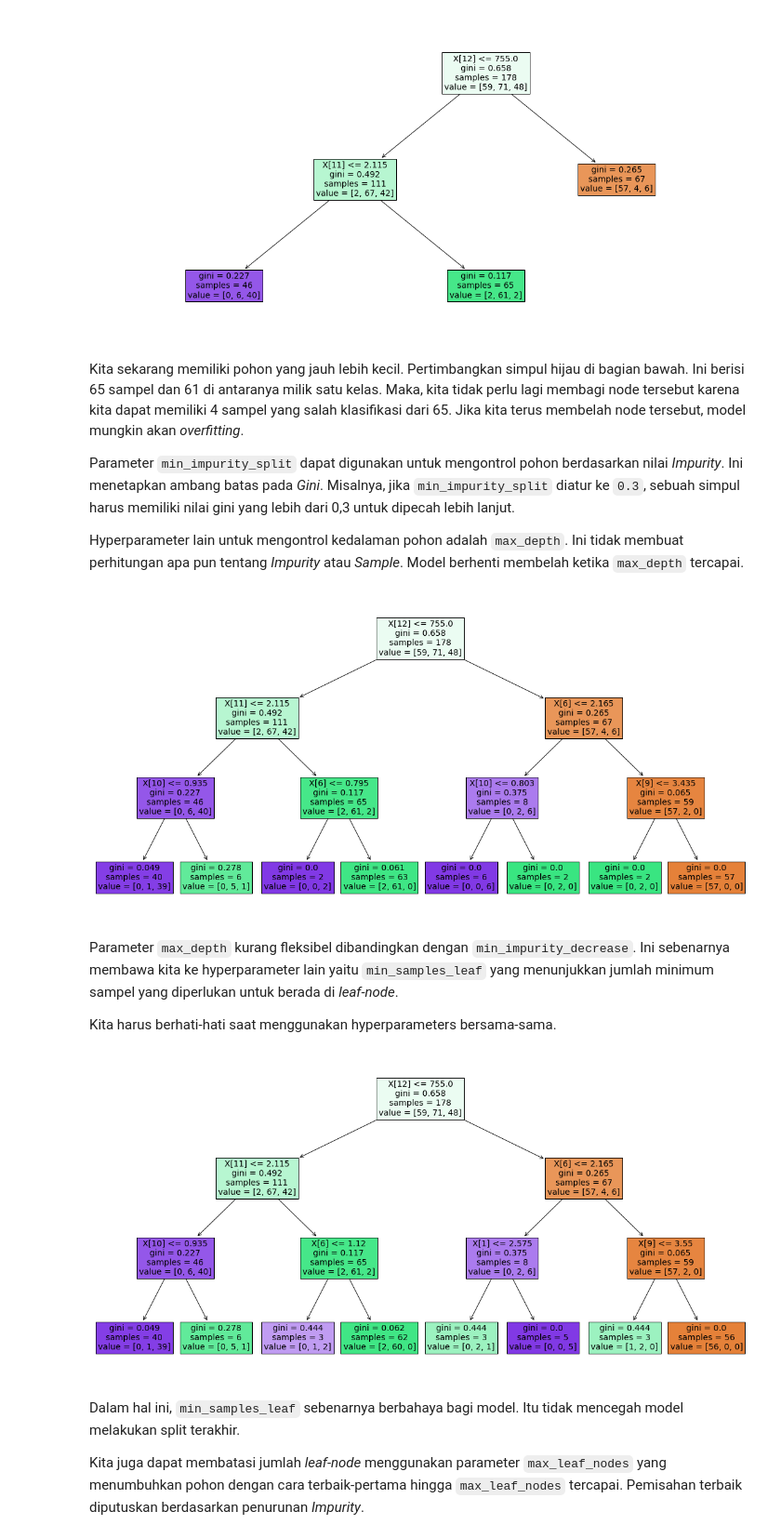
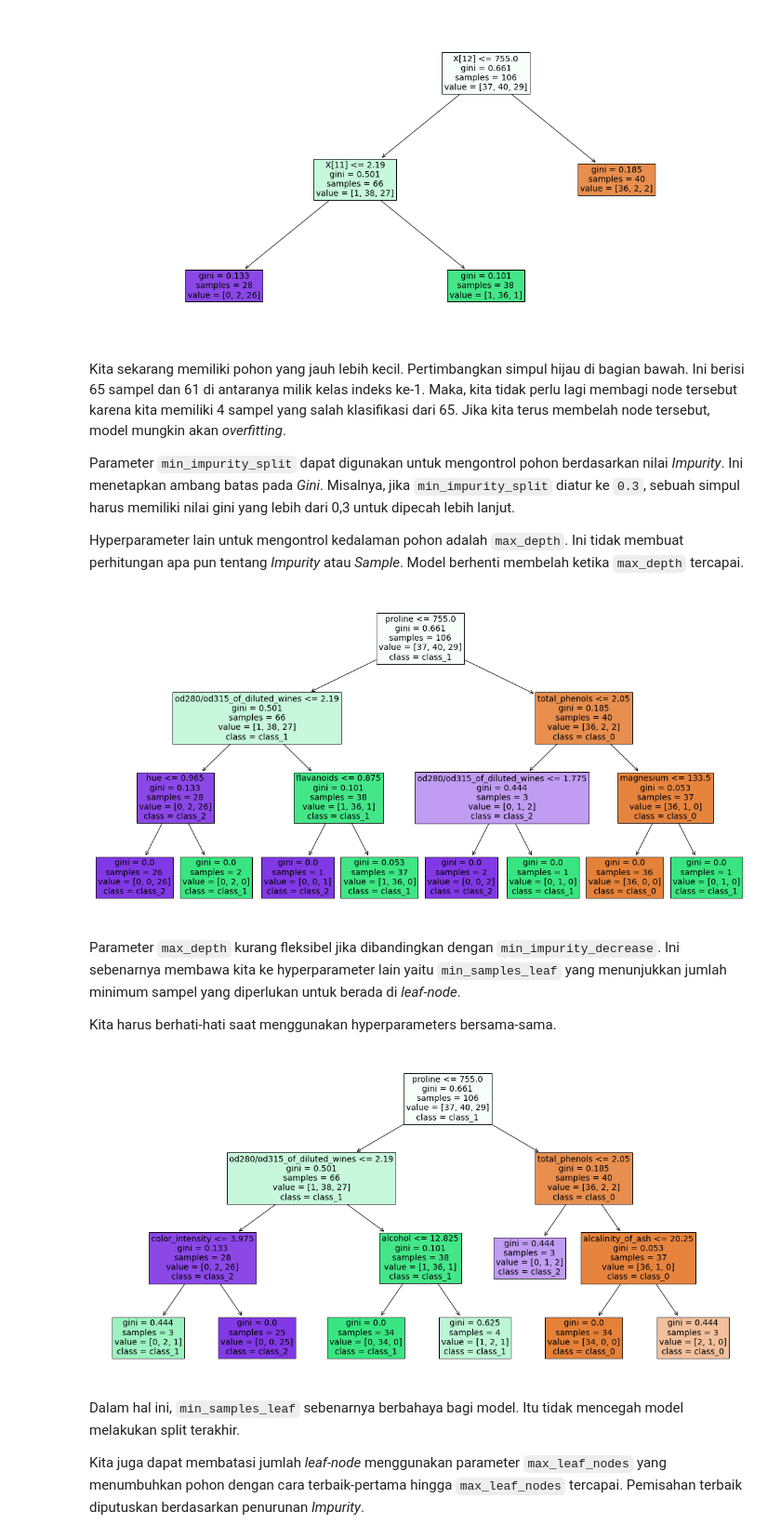
Before and after one commit to ksnugroho/ai-mastery, a Jupyter notebook: Module 5 Section 1 Lab 2 - Decision Tree (Hyperparameter Tuning).ipynb, the cells around one changed output. Shown: that part at 93% size. Cells and saved outputs as stored; diff of their text form; code cells hidden in the pictures.

```diff
--- a/Module 5 Section 1 Lab 2 - Decision Tree (Hyperparameter Tuning).ipynb
+++ b/Module 5 Section 1 Lab 2 - Decision Tree (Hyperparameter Tuning).ipynb
@@ -24,0 +53,7 @@ X, y = load_wine(return_X_y=True)
+# %%
+from sklearn.model_selection import train_test_split
+
+features_train, features_test, labels_train, labels_test = train_test_split(features, labels, test_size=0.4, random_state=0)
+
+print(features.shape)
+print(labels.shape)
@@ -26,9 +64,9 @@ X, y = load_wine(return_X_y=True)
 from sklearn import tree
 
 clf = tree.DecisionTreeClassifier()
-clf.fit(X, y)
+clf.fit(features_train, labels_train)
 
 plt.figure(figsize=(24,14))
-tree.plot_tree(clf, filled=True, fontsize=14)
+tree.plot_tree(clf, feature_names=wine.feature_names, class_names=wine.target_names, filled=True, fontsize=14)
 plt.show()
 # %% [output]
@@ -45,7 +83,7 @@ Ketika algoritma melakukan pemisahan, tujuan utamanya adalah untuk mengurangi *I
 Hyperparameter untuk tugas ini adalah `min_impurity_decrease`. Ini diatur ke nol secara default. Mari kita ubah dan lihat perbedaannya.
 # %%
 clf = tree.DecisionTreeClassifier(min_impurity_decrease=0.2)
-clf.fit(X, y)
+clf.fit(features_train, labels_train)
 
 plt.figure(figsize=(20,10))
 tree.plot_tree(clf, filled=True, fontsize=14)
@@ -53,33 +91,33 @@ plt.show()
 # %% [output]
 [figure]
 # %% [markdown]
-Kita sekarang memiliki pohon yang jauh lebih kecil. Pertimbangkan simpul hijau di bagian bawah. Ini berisi 65 sampel dan 61 di antaranya milik satu kelas. Maka, kita tidak perlu lagi membagi node tersebut karena kita dapat memiliki 4 sampel yang salah klasifikasi dari 65. Jika kita terus membelah node tersebut, model mungkin akan *overfitting*.
+Kita sekarang memiliki pohon yang jauh lebih kecil. Pertimbangkan simpul hijau di bagian bawah. Ini berisi 65 sampel dan 61 di antaranya milik kelas indeks ke-1. Maka, kita tidak perlu lagi membagi node tersebut karena kita memiliki 4 sampel yang salah klasifikasi dari 65. Jika kita terus membelah node tersebut, model mungkin akan *overfitting*.
 
 Parameter `min_impurity_split` dapat digunakan untuk mengontrol pohon berdasarkan nilai *Impurity*. Ini menetapkan ambang batas pada *Gini*. Misalnya, jika `min_impurity_split` diatur ke `0.3`, sebuah simpul harus memiliki nilai gini yang lebih dari 0,3 untuk dipecah lebih lanjut.
 
 Hyperparameter lain untuk mengontrol kedalaman pohon adalah `max_depth`. Ini tidak membuat perhitungan apa pun tentang *Impurity* atau *Sample*. Model berhenti membelah ketika `max_depth` tercapai.
 # %%
 clf = tree.DecisionTreeClassifier(max_depth=3)
-clf.fit(X, y)
+clf.fit(features_train, labels_train)
 
 plt.figure(figsize=(20,10))
-tree.plot_tree(clf, filled=True, fontsize=14)
+tree.plot_tree(clf, feature_names=wine.feature_names, class_names=wine.target_names, filled=True, fontsize=14)
 plt.show()
 # %% [output]
-[figure, old version]
+[figure, new version]
 # %% [markdown]
-Parameter `max_depth` kurang fleksibel dibandingkan dengan `min_impurity_decrease`. Ini sebenarnya membawa kita ke hyperparameter lain yaitu `min_samples_leaf` yang menunjukkan jumlah minimum sampel yang diperlukan untuk berada di *leaf-node*.
+Parameter `max_depth` kurang fleksibel jika dibandingkan dengan `min_impurity_decrease`. Ini sebenarnya membawa kita ke hyperparameter lain yaitu `min_samples_leaf` yang menunjukkan jumlah minimum sampel yang diperlukan untuk berada di *leaf-node*.
 
 Kita harus berhati-hati saat menggunakan hyperparameters bersama-sama.
 # %%
 clf = tree.DecisionTreeClassifier(max_depth=3, min_samples_leaf=3)
-clf.fit(X, y)
+clf.fit(features_train, labels_train)
 
 plt.figure(figsize=(20,10))
-tree.plot_tree(clf, filled=True, fontsize=14)
+tree.plot_tree(clf, feature_names=wine.feature_names, class_names=wine.target_names, filled=True, fontsize=14)
 plt.show()
 # %% [output]
-[figure, old version]
+[figure, new version]
 # %% [markdown]
 Dalam hal ini, `min_samples_leaf` sebenarnya berbahaya bagi model. Itu tidak mencegah model melakukan split terakhir.
 
```
Also changed, not shown: parts of 7 cells of this notebook, 2 other files.
